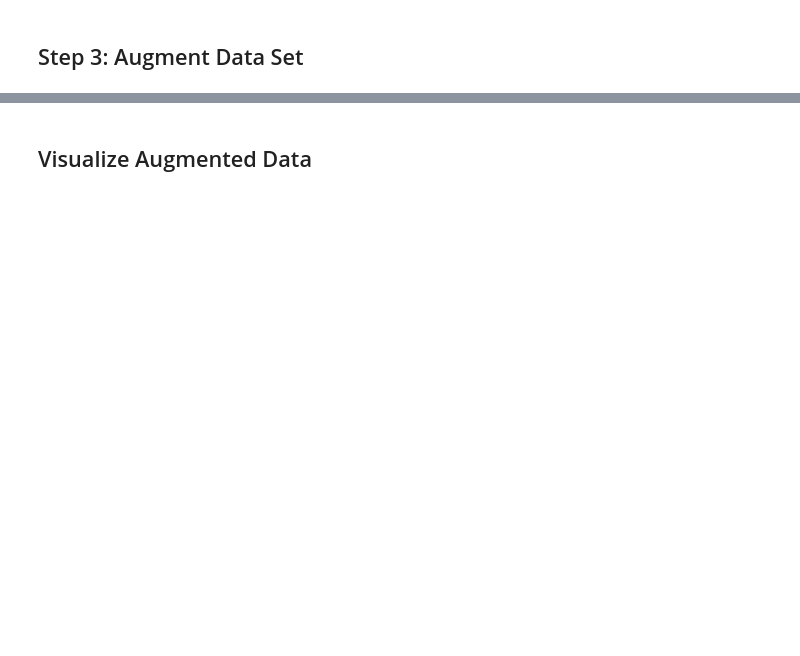
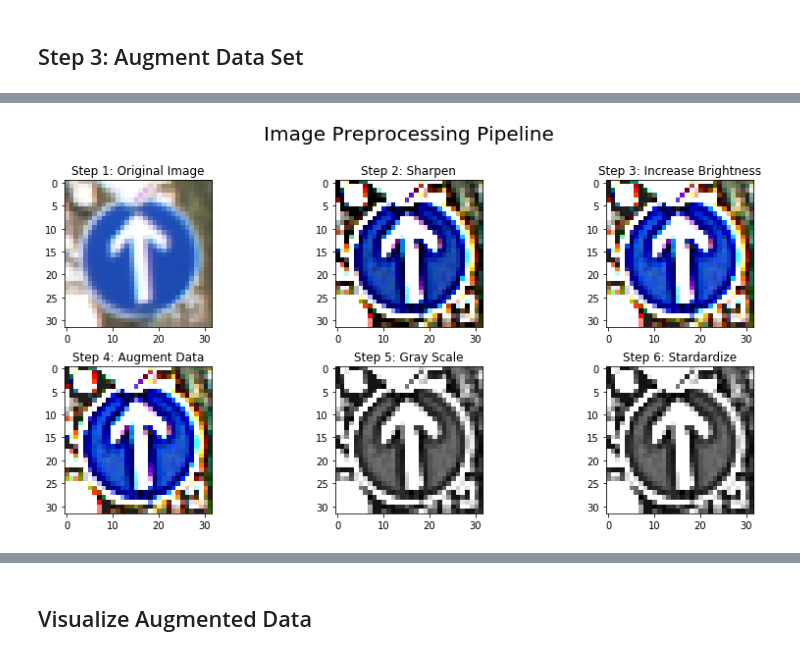
Before and after one commit to dgelven1/Udacity-Self-Driving-Car-, a Jupyter notebook: CarND-Traffic-Sign-Classifier-Project/Traffic_Sign_Classifier_V3.ipynb, the cells around one changed output, grey strips where cells are left out. Drawn from its saved outputs; the diff is of its cells as text; code cells hidden in the pictures; blank space fills up the shorter version.

```diff
--- a/CarND-Traffic-Sign-Classifier-Project/Traffic_Sign_Classifier_V3.ipynb
+++ b/CarND-Traffic-Sign-Classifier-Project/Traffic_Sign_Classifier_V3.ipynb
@@ -345,3 +411,53 @@ Augmentation = {
+# %%
+############### View Image Pipeline ################################
+def gray(image):
+    image = np.sum(image/3, axis=2, keepdims=True)
+    return image.squeeze()
+
+def standardize(image):
+    image = (image - 128)/128
+    return image
+
+Image_Pipeline = {
+    'Sharpen' : sharpen,
+    'Increase Brightness' : increase_brightness,
+    'Augment Data' : rand_translate,
+    'Gray Scale'   : gray,
+    'Stardardize'  : standardize
+}
+
+test_img = X_train[20000]
+Pipe_img = []
+Key_name = []
+Pipe_img.append(test_img)
+Key_name.append('Original Image')
+
+for keys,values in Image_Pipeline.items():
+    count = len(Pipe_img)
+    if count > 1:
+        new_img = Image_Pipeline[keys](Pipe_img[count-1])
+        Pipe_img.append(new_img)
+        Key_name.append(keys)
+    else:
+        new_img = Image_Pipeline[keys](test_img)
+        Pipe_img.append(new_img)
+        Key_name.append(keys)
+
+cols = 3
+rows = 2
+fig = plt.figure(figsize=(12,6))
+fig.suptitle('Image Preprocessing Pipeline', fontsize=20)
+
+for i in range(1,rows*cols+1):
+    ax = fig.add_subplot(rows,cols,i)
+    ax.set_title('Step {}: {}'.format(i, Key_name[i-1]))
+    plt.imshow(Pipe_img[i-1], cmap='gray')
+
+fig.tight_layout()
+fig.subplots_adjust(top=0.85)
+fig.savefig('Writeup_images/Image_Pipeline.png')
+# %% [output]
+[figure, added]
 # %%
 ################### Randomly augment images in total data set ############################
 
```
Also changed, not shown: parts of 19 cells of this notebook, 12 other files.
